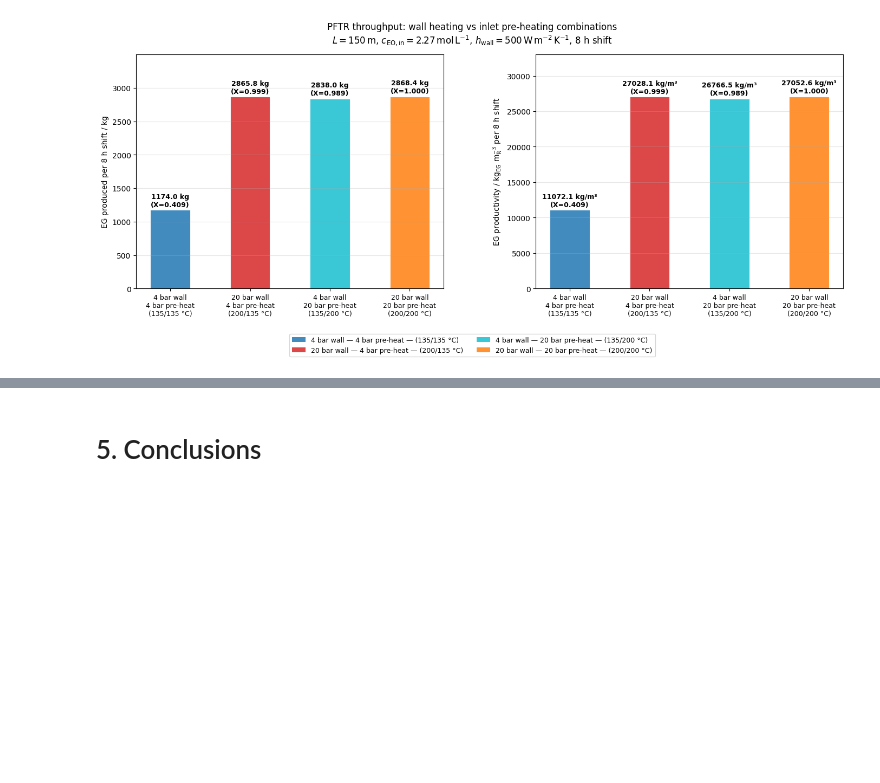
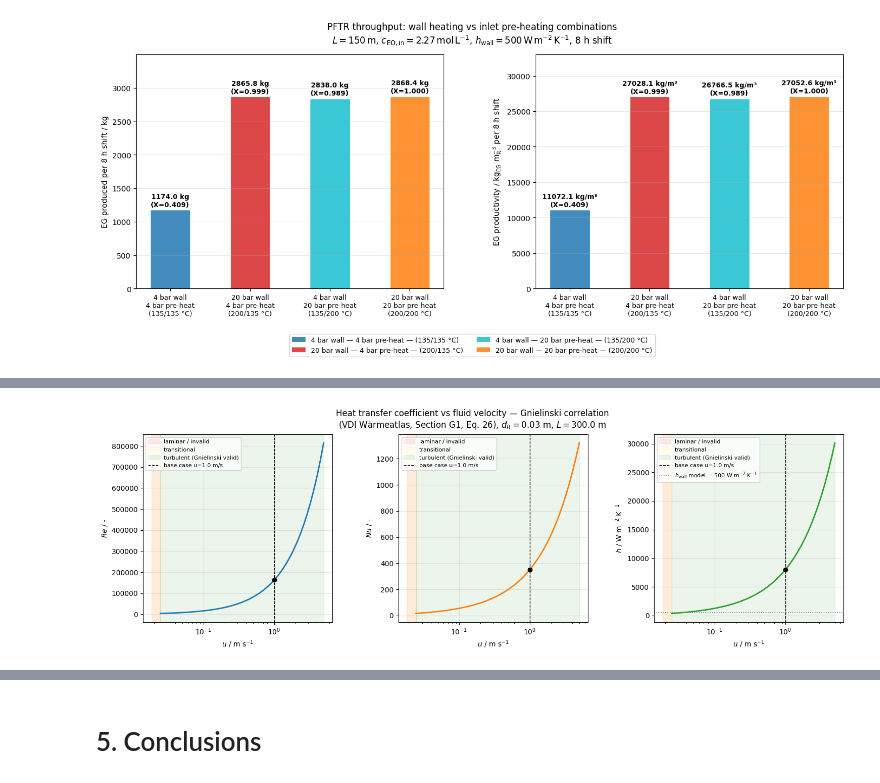
Before and after one commit to PeterSchoenung/CRE3-Assignment-3, a Jupyter notebook: CRT_3_assignment_3_26_Group_5.ipynb, the cells around one changed output, grey strips where cells are left out. Cells and saved outputs as stored; diff of their text form; code cells hidden in the pictures; blank space fills up the shorter version.

Commit message:
Added additional Variation of Parameters

```diff
--- a/CRT_3_assignment_3_26_Group_5.ipynb
+++ b/CRT_3_assignment_3_26_Group_5.ipynb
@@ -1739,0 +2089,91 @@ fig_46.savefig("fig_4_6_pftr_heating_comparison.png", dpi=150, bbox_inches="tigh
+# %%
+# ============================================================
+# Section 4.8 — Variation of fluid velocity u
+#               Re, Nu, h vs u for base case geometry
+#               Validity range of Gnielinski highlighted
+# ============================================================
+
+# Lower bound: u at Re = 4000 (lower turbulent limit)
+u_min = 4000.0 * eta_f / (rho_f * d_R)          # Re = 4000 -> u_min       [m s^-1]
+u_max = 5.0                                       # practical upper limit    [m s^-1]
+
+# Logarithmically spaced velocity array
+u_values_48 = np.logspace(np.log10(u_min), np.log10(u_max), 50)
+
+# Compute Re, Nu, h for each velocity
+Re_48  = np.array([reynolds(u_val, d_R)                          for u_val in u_values_48])
+Pr_48  = prandtl()                                               # scalar, independent of u
+Nu_48 = np.array([
+    nusselt_gnielinski(reynolds(u_v, d_R), Pr_48, d_R, L)
+    if reynolds(u_v, d_R) >= 3000 else np.nan
+    for u_v in u_values_48
+], dtype=float)   # explicit float dtype forces None -> nan
+
+h_48 = np.array([
+    heat_transfer_coeff(Nu, lambda_f, d_R)
+    if not np.isnan(Nu) else np.nan
+    for Nu in Nu_48
+], dtype=float)
+
+# Re values for regime boundaries
+Re_trans_low  = 3000.0     # lower transition limit
+Re_trans_high = 4000.0     # upper transition limit (fully turbulent)
+u_trans_low   = Re_trans_low  * eta_f / (rho_f * d_R)
+u_trans_high  = Re_trans_high * eta_f / (rho_f * d_R)
+
+# --- Plotting: 1 row x 3 panels ---
+n_cases_48 = 3                                   # number of panels
+fig_48, (ax_Re, ax_Nu, ax_h) = plt.subplots(1, 3, figsize=(15, 5))
+
+panel_data = [
+    (ax_Re, Re_48,  r"$Re$ / -",                        "tab:blue"),
+    (ax_Nu, Nu_48,  r"$Nu$ / -",                        "tab:orange"),
+    (ax_h,  h_48,   r"$h$ / W m$^{-2}$ K$^{-1}$",      "tab:green"),
+]
+
+for ax, y_data, ylabel, color in panel_data:
+
+    ax.plot(u_values_48, y_data, color=color, lw=2)
+
+    # Regime shading
+    ax.axvspan(u_values_48[0], u_trans_low,  alpha=0.08, color="red",
+               label="laminar / invalid")
+    ax.axvspan(u_trans_low,    u_trans_high, alpha=0.08, color="yellow",
+               label="transitional")
+    ax.axvspan(u_trans_high,   u_max,        alpha=0.08, color="green",
+               label="turbulent (Gnielinski valid)")
+
+    # Base case marker
+    Re_bc = reynolds(u, d_R)
+    Nu_bc = nusselt_gnielinski(Re_bc, Pr_48, d_R, L)
+    h_bc  = heat_transfer_coeff(Nu_bc, lambda_f, d_R)
+    y_bc  = {"Re": Re_bc, "Nu": Nu_bc, "h": h_bc}
+    y_key = [k for k in y_bc if ylabel.startswith(f"${k}$")][0] if any(
+            ylabel.startswith(f"${k}$") for k in y_bc) else None
+
+    if y_key:
+        ax.axvline(u, color="black", ls="--", lw=1.0, label=f"base case u={u} m/s")
+        ax.plot(u, y_bc[y_key], "o", color="black", ms=6)
+
+    # h_wall model reference on h panel only
+    if ylabel.startswith(r"$h$"):
+        ax.axhline(h_W, color="gray", ls=":", lw=1.2,
+                   label=rf"$h_\mathrm{{wall}}$ model = {h_W:.0f} W m$^{{-2}}$ K$^{{-1}}$")
+
+    ax.set_xlabel(r"$u$ / m s$^{-1}$", fontsize=10)
+    ax.set_ylabel(ylabel, fontsize=10)
+    ax.set_xscale("log")
+    ax.legend(fontsize=8, loc="upper left")
+    ax.grid(alpha=0.3)
+
+fig_48.suptitle(
+    r"Heat transfer coefficient vs fluid velocity — Gnielinski correlation"
+    "\n"
+    r"(VDI Wärmeatlas, Section G1, Eq. 26), "
+    rf"$d_R={d_R}$ m, $L={L}$ m",
+    fontsize=12)
+fig_48.tight_layout()
+fig_48.subplots_adjust(top=0.88, wspace=0.35)
+fig_48.savefig("fig_4_8_heat_transfer_velocity.png", dpi=150, bbox_inches="tight")
+# %% [output]
+[figure, added]
```
Also changed, not shown: parts of 5 cells of this notebook, 3 other files.
